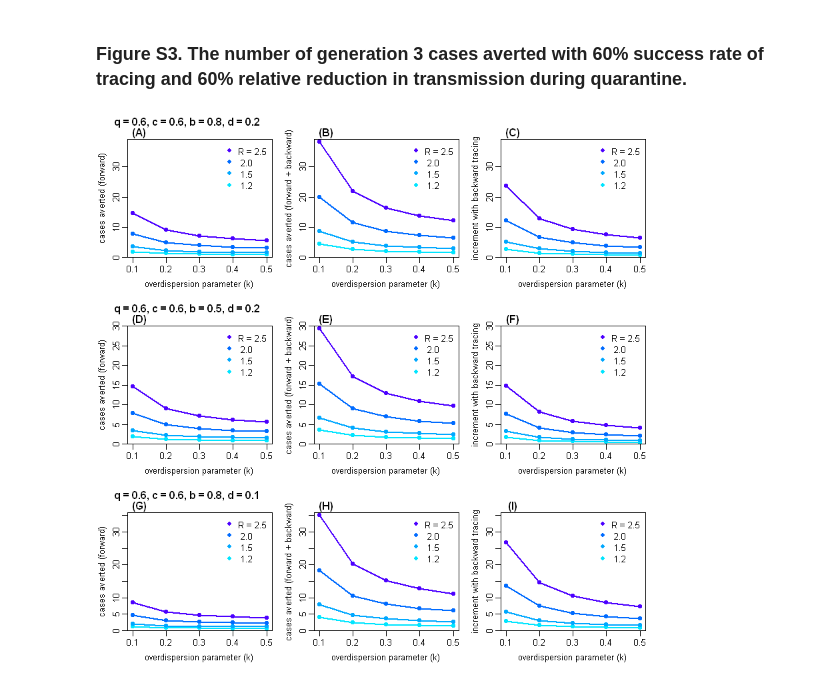
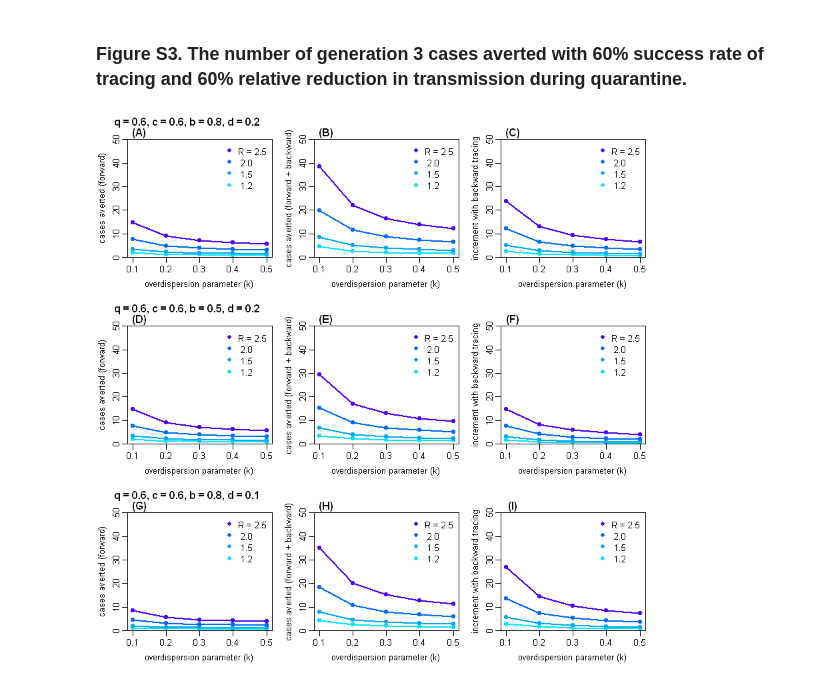
Before and after one commit to akira-endo/COVID19_backwardtracing, a Jupyter notebook: src/forwardvsbackward.ipynb, the cells around one changed output. Saved outputs shown, nothing was run; the diff lists cells and outputs as text; code cells hidden in the pictures.

```diff
--- a/src/forwardvsbackward.ipynb
+++ b/src/forwardvsbackward.ipynb
@@ -64,8 +64,8 @@ tertiary<-plotbyRk(q=0.8,c=0.8,b=0.8,d=0.1, panel=c("(G)","(H)","(I)"))
 # %%
 par(mfrow=c(3,3),mar=c(4,3,2.5,1),mgp=c(2,0.6,0),las=0,yaxs="i")
 
-tertiary<-plotbyRk(q=0.6,c=0.6,b=0.8,d=0.2, panel=c("(A)","(B)","(C)"))
-tertiary<-plotbyRk(q=0.6,c=0.6,b=0.5,d=0.2, panel=c("(D)","(E)","(F)"))
-tertiary<-plotbyRk(q=0.6,c=0.6,b=0.8,d=0.1, panel=c("(G)","(H)","(I)"))
+tertiary<-plotbyRk(q=0.6,c=0.6,b=0.8,d=0.2, panel=c("(A)","(B)","(C)"), ylim=c(0,50))
+tertiary<-plotbyRk(q=0.6,c=0.6,b=0.5,d=0.2, panel=c("(D)","(E)","(F)"), ylim=c(0,50))
+tertiary<-plotbyRk(q=0.6,c=0.6,b=0.8,d=0.1, panel=c("(G)","(H)","(I)"), ylim=c(0,50))
 # %% [output]
-[figure, old version]
+[figure, new version]
```
Also changed, not shown: parts of 2 cells of this notebook, 3 other files.
